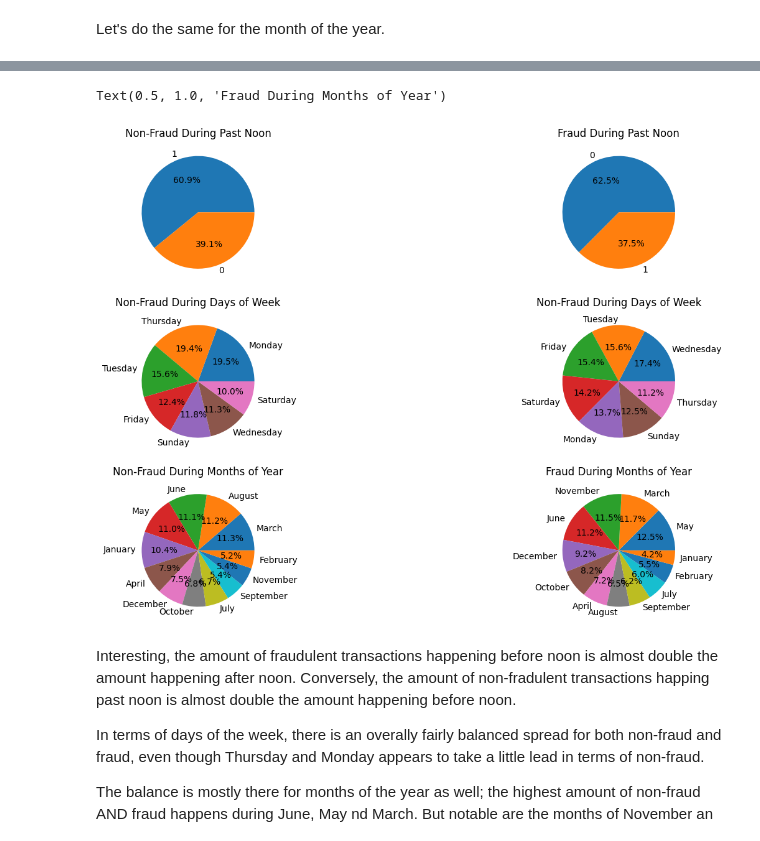
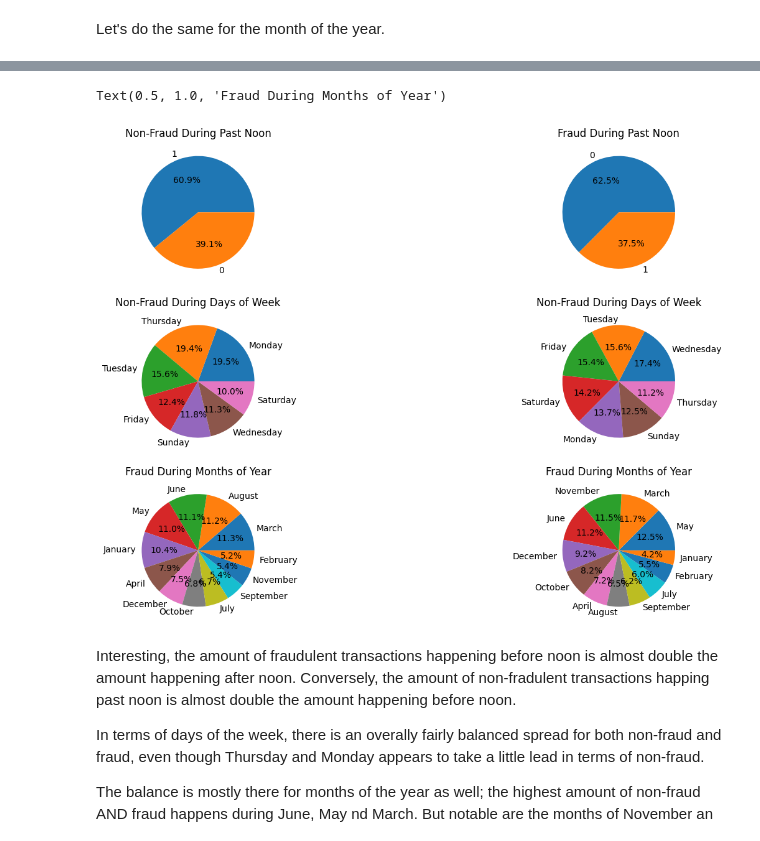
Before and after one commit to CeruleanAcorn/final_project_iat_461, a Jupyter notebook: final_project.ipynb, the cells around one changed output, grey strips where cells are left out. Saved outputs shown, nothing was run; the diff lists cells and outputs as text; code cells hidden in the pictures.

Commit message:
Fixed visualization title error

```diff
--- a/final_project.ipynb
+++ b/final_project.ipynb
@@ -682,35 +682,35 @@ df_not_fraud["is_past_noon_transaction"] = (
     (df_not_fraud["trans_time_hour"] >= 12) &
     (df_not_fraud["trans_time_hour"] <= 24)
 ).astype(int)
 
 day_map = {
     "Monday": 0, "Tuesday": 1, "Wednesday": 2,
     "Thursday": 3, "Friday": 4, "Saturday": 5, "Sunday": 6
 }
 
 fig, axes = plt.subplots(3, 2, figsize=(16,10))
 axes = axes.flatten()
 
 axes[0].pie(df_not_fraud["is_past_noon_transaction"].value_counts(), labels=df_not_fraud["is_past_noon_transaction"].unique(), autopct='%1.1f%%')
 axes[0].set_title("Non-Fraud During Past Noon")
 
 axes[1].pie(df_fraud["is_past_noon_transaction"].value_counts(), labels=df_fraud["is_past_noon_transaction"].unique(), autopct='%1.1f%%')
 axes[1].set_title("Fraud During Past Noon")
 
 axes[2].pie(df_not_fraud['trans_day_of_week'].value_counts(), labels=df_not_fraud['trans_day_of_week'].unique(), autopct='%1.1f%%')
 axes[2].set_title("Non-Fraud During Days of Week")
 
 axes[3].pie(df_fraud["trans_day_of_week"].value_counts(), labels=df_fraud["trans_day_of_week"].unique(), autopct='%1.1f%%')
 axes[3].set_title("Non-Fraud During Days of Week")
 
 axes[4].pie(df_not_fraud['trans_month_of_year'].value_counts(), labels=df_not_fraud['trans_month_of_year'].unique(), autopct='%1.1f%%')
-axes[4].set_title("Non-Fraud During Months of Year")
+axes[4].set_title("Fraud During Months of Year")
 
 axes[5].pie(df_fraud['trans_month_of_year'].value_counts(), labels=df_fraud['trans_month_of_year'].unique(), autopct='%1.1f%%')
 axes[5].set_title("Fraud During Months of Year")
 # %% [output]
 Text(0.5, 1.0, 'Fraud During Months of Year')
-[figure, old version]
+[figure, new version]
 # %% [markdown]
 Interesting, the amount of fraudulent transactions happening before noon is almost double the amount happening after noon. Conversely, the amount of non-fradulent transactions happing past noon is almost double the amount happening before noon.
 
```
